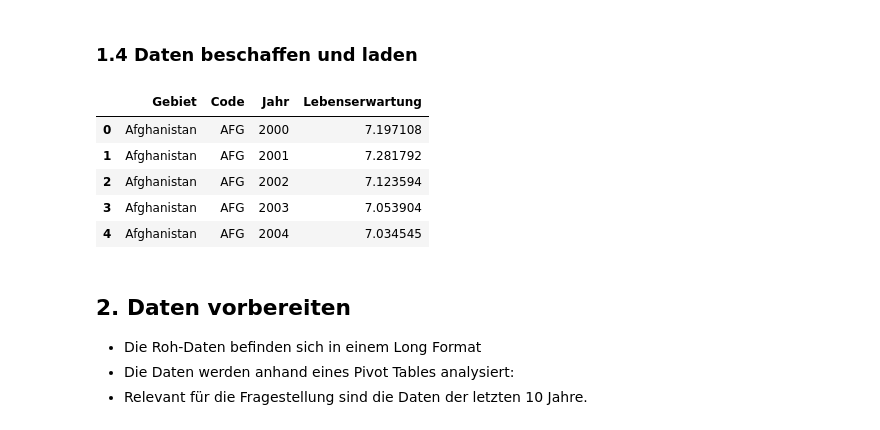
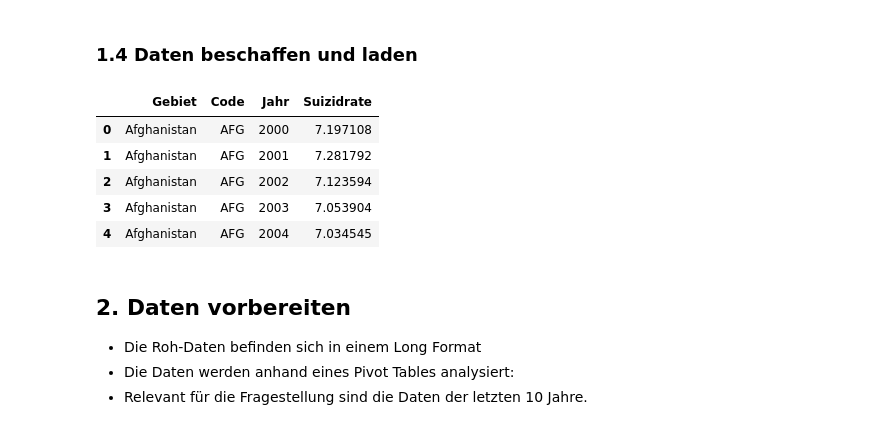
Before and after one commit to cardoali/BMLD-Python, a Jupyter notebook: Grundgerüst_Leistungsnachweis.ipynb, the cells around one changed output. Cells and saved outputs as stored; diff of their text form; code cells hidden in the pictures.

```diff
--- a/Grundgerüst_Leistungsnachweis.ipynb
+++ b/Grundgerüst_Leistungsnachweis.ipynb
@@ -35,10 +35,10 @@ from matplotlib import pyplot as plt
 # %%
 # lade hier deine Daten
 df = pd.read_csv('death-rate-from-suicides-gho.csv', skiprows=1,
-                 names=['Gebiet','Code','Jahr','Lebenserwartung'])
+                 names=['Gebiet','Code','Jahr','Suizidrate'])
 df.head()
 # %% [output]
-|  | Gebiet | Code | Jahr | Lebenserwartung |
+|  | Gebiet | Code | Jahr | Suizidrate |
 | 0 | Afghanistan | AFG | 2000 | 7.197108 |
 | 1 | Afghanistan | AFG | 2001 | 7.281792 |
 | 2 | Afghanistan | AFG | 2002 | 7.123594 |
```
Also changed, not shown: parts of 6 cells of this notebook.
